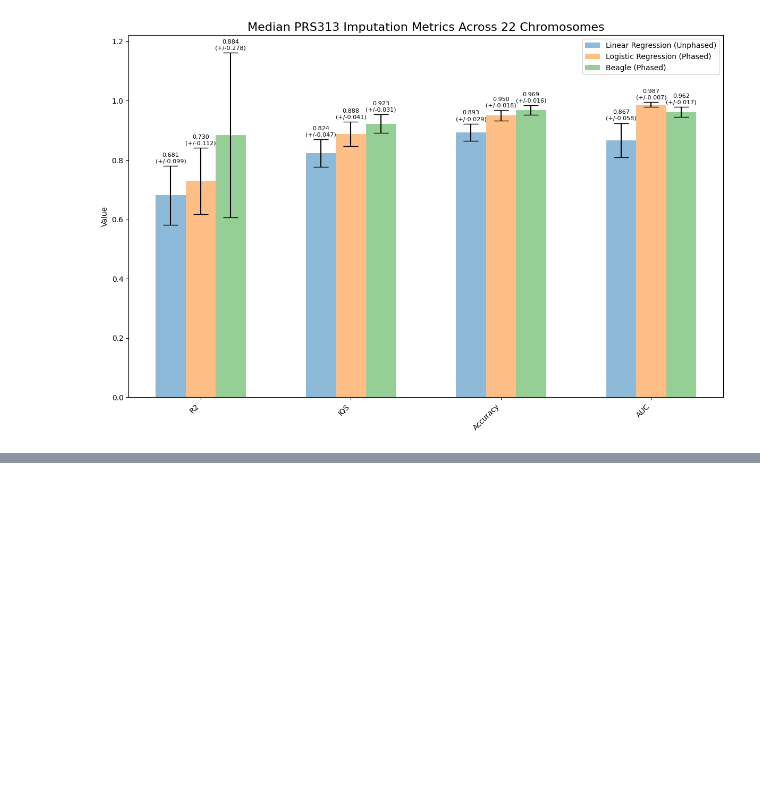
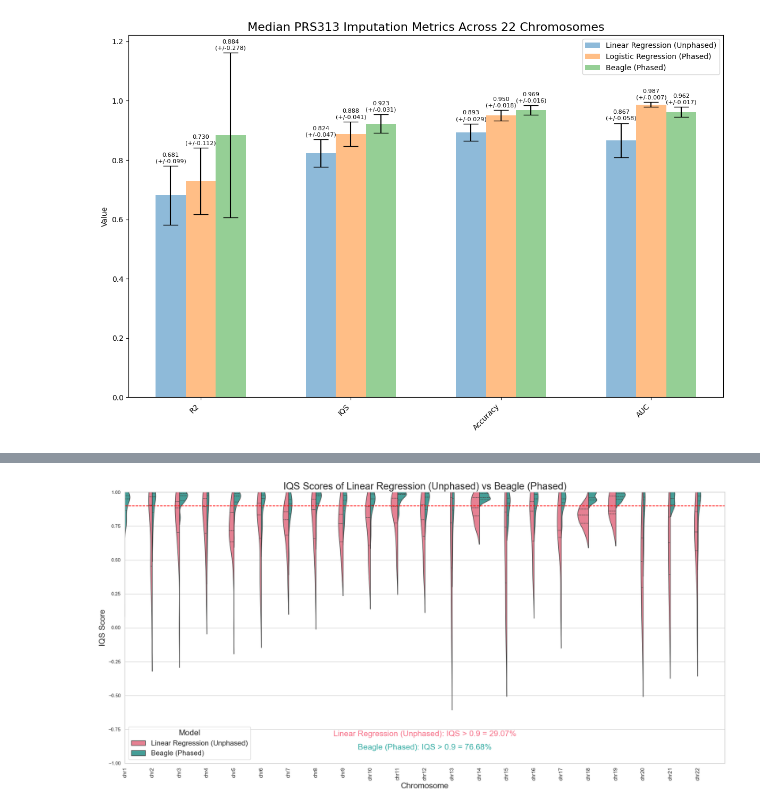
Before and after one commit to aaronge-2020/FastImpute, a Jupyter notebook: scripts/Python/visualizing/visualize_results.ipynb, the cells around one changed output, grey strips where cells are left out. Saved outputs shown, nothing was run; the diff lists cells and outputs as text; code cells hidden in the pictures; blank space fills up the shorter version.

```diff
--- a/scripts/Python/visualizing/visualize_results.ipynb
+++ b/scripts/Python/visualizing/visualize_results.ipynb
@@ -722,0 +203,88 @@ Total number of data points:  313
+# %%
+import os
+import pandas as pd
+import matplotlib.pyplot as plt
+import seaborn as sns
+
+# Define a function to read and process CSV file
+def read_and_process_csv(base_dir, chr_folder):
+    csv_file = os.path.join(base_dir, chr_folder, f'individual_iqs_scores_{chr_folder}.csv')
+    df = pd.read_csv(csv_file)
+    df[['chromosome', 'position']] = df['SNP'].str.split('_', n=2, expand=True)[[0, 1]]
+    df['position'] = pd.to_numeric(df['position'])
+    df['chromosome'] = chr_folder  # Add chromosome as a column for easier plotting
+    return df
+
+# Define a function to create the violin plot data for a single model
+def create_violin_plot_data(base_dir, model_label):
+    chr_folders = sorted(
+        (folder for folder in os.listdir(base_dir) if folder.startswith('chr')),
+        key=lambda x: int(x[3:])
+    )
+
+    data_frames = []
+    for chr_folder in chr_folders:
+        df = read_and_process_csv(base_dir, chr_folder)
+        df['model'] = model_label  # Add model label as a column
+        data_frames.append(df)
+
+    return pd.concat(data_frames, ignore_index=True)
+
+# Define a function to plot the comparison with violin plots for multiple models
+def plot_comparison_violin(models):
+    combined_df = pd.concat(
+        [create_violin_plot_data(base_dir, model_name) for base_dir, model_name in models],
+        ignore_index=True
+    )
+
+    # Separate outliers from main data
+    main_data = combined_df[(combined_df['IQS Score'] >= -1) & (combined_df['IQS Score'] <= 1)]
+    outliers = combined_df[(combined_df['IQS Score'] < -1) | (combined_df['IQS Score'] > 1)]
+
+    # Create the violin plot
+    plt.figure(figsize=(20, 10))
+    sns.set(style="whitegrid")
+    palette = sns.color_palette("husl", len(models))
+    sns.violinplot(x='chromosome', y='IQS Score', hue='model', data=main_data, split=True, inner='quart', palette=palette)
+    plt.axhline(y=0.9, color='red', linestyle='--', linewidth=1.5)
+    plt.title(f'IQS Scores of {models[0][1]} vs {models[1][1]}', fontsize=22)
+    plt.xlabel('Chromosome', fontsize=18)
+    plt.ylabel('IQS Score', fontsize=18)
+    plt.xticks(rotation=90, fontsize=12)
+    plt.legend(title='Model', fontsize=16, title_fontsize=18, fancybox=True)
+
+    plt.axis([0, 22, -1, 1])
+
+
+    # Plot outliers separately with model-specific colors
+    model_color_map = {model_name: color for (base_dir, model_name), color in zip(models, palette)}
+
+    for _, outlier in outliers.iterrows():
+        y_position = -1.25 if outlier['IQS Score'] < -1 else 1.25
+        model_color = model_color_map[outlier['model']]
+        plt.scatter(outlier['chromosome'], y_position, color=model_color, edgecolor=model_color, s=100, linewidth=2, facecolor='none')
+
+        # Adjust label position
+        offset = 0.075 if y_position == 1.25 else -0.075
+        plt.text(outlier['chromosome'], y_position + offset, f"{outlier['IQS Score']:.2f}", color='black', fontsize=12, ha='center', va='center')
+
+    # Calculate and display the proportion of data points with R² > 0.9 for each model
+    for i, (base_dir, model_name) in enumerate(models):
+        model_data = combined_df[combined_df['model'] == model_name]
+        proportion_above_0_9 = (model_data['IQS Score'] > 0.9).mean()
+        plt.text(0.5, 0.1 - 0.05 * i, f'{model_name}: IQS > 0.9 = {proportion_above_0_9:.2%}', transform=plt.gca().transAxes, fontsize=18, color=palette[i], ha='center')
+
+    plt.tight_layout()
+    plt.show()
+
+# Define the base directory paths and model names
+models = [
+    ("../../../Data/model_results_unphased_all_PRS/linear_regression/csv_files", "Linear Regression (Unphased)"),
+    ("../../../Data/model_results_unphased_all_PRS/beagle/csv_files", "Beagle (Phased)")
+    # Add more tuples for additional models as needed
+]
+
+# Create the comparison plot with violin plots
+plot_comparison_violin(models)
+# %% [output]
+[figure, added]
```
Also changed, not shown: parts of 13 cells of this notebook, 14 other files.
